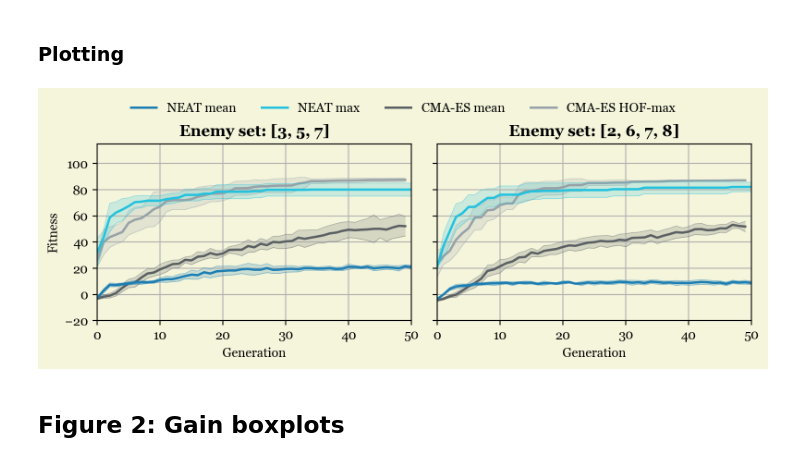
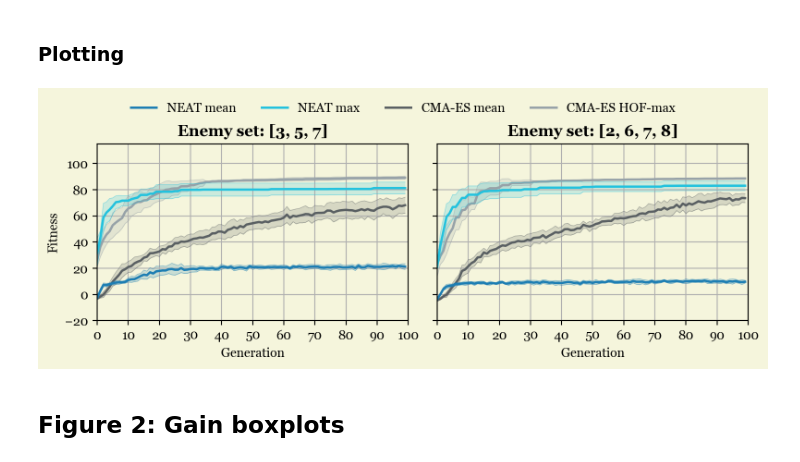
Before and after one commit to jonas4climate/evoman_ec, a Jupyter notebook: generalist_visualization.ipynb, the cells around one changed output. Drawn from its saved outputs; the diff is of its cells as text; code cells hidden in the pictures.

```diff
--- a/generalist_visualization.ipynb
+++ b/generalist_visualization.ipynb
@@ -13,6 +13,4 @@ from generalist_cmaes_config import ENEMY_SETS, NGEN
 %load_ext autoreload
 %autoreload 2
 
-# TODO: Delete
-NGEN = 50
-NGEN2 = 100
+NGEN = 100
@@ -69,8 +76,8 @@ This figure presents a comparison of fitness of generalist agents trained with t
 ### Load CMAES fitness data
 # %%
 cmaes_data = np.array([
-    np.load(os.path.join(CMAES_DATAPATH, "set_1", "hp_crit_mean_of_max", "train_all_fitnesses.npy"))[:,:NGEN,:],
-    np.load(os.path.join(CMAES_DATAPATH, "set_2", "hp_crit_mean_of_max", "train_all_fitnesses.npy"))[:,:NGEN,:]
+    np.load(os.path.join(CMAES_DATAPATH, "set_1", "hp_crit_mean", "train_all_fitnesses.npy"))[:,:NGEN,:],
+    np.load(os.path.join(CMAES_DATAPATH, "set_2", "hp_crit_mean", "train_all_fitnesses.npy"))[:,:NGEN,:]
 ])
 
 print(cmaes_data.shape)
@@ -143,40 +150,40 @@ for (i, enemy_set) in enumerate([ENEMY_SET_1, ENEMY_SET_2]):
     axes[i].set_facecolor('beige')
 
     if i == 0:
         axes[i].set_ylabel("Fitness")
 
     axes[i].set_xlim(0, NGEN)
     axes[i].set_xticks(np.arange(0, NGEN + 1, 10))
     axes[i].set_xlabel("Generation")
     axes[i].set_title(f"Enemy set: {enemy_set}", weight="bold")
     axes[i].grid()
 
 lines = []
 labels = []
 for i in range(2):
-    # line1 = axes[i].errorbar(range(NGEN), neat_avg_mean[i], yerr=neat_sd_mean[i], alpha=0.6, lw=1.2, color="red", label="NEAT mean")
-    # line2 = axes[i].errorbar(range(NGEN), neat_avg_max[i], yerr=neat_sd_max[i], alpha=0.6, lw=1.2, color="darkred", label="NEAT max")
+    #line1 = axes[i].errorbar(range(NGEN), neat_avg_mean[i], yerr=neat_sd_mean[i], alpha=0.6, lw=1.2, color="red", label="NEAT mean")
+    #line2 = axes[i].errorbar(range(NGEN), neat_avg_max[i], yerr=neat_sd_max[i], alpha=0.6, lw=1.2, color="darkred", label="NEAT max")
     # line3 = axes[i].errorbar(range(NGEN), np.mean(cmaes_mean[i], axis=0), yerr=np.std(cmaes_mean[i], axis=0), alpha=0.6, lw=1.2, color="royalblue", label="CMAES mean")
     # line4 = axes[i].errorbar(range(NGEN), np.mean(cmaes_max[i], axis=0), yerr=np.std(cmaes_max[i], axis=0), alpha=0.6, lw=1.2, color="darkblue", label="CMAES max")
     # line5 = axes[i].errorbar(range(NGEN), np.mean(cmaes_hof[i], axis=0), yerr=np.std(cmaes_hof[i], axis=0), alpha=0.6, lw=1.2, color="green", label="CMAES HOF-max")
 
-    line3 = plot_mean_with_sd(axes[i], range(50), np.mean(cmaes_mean[i], axis=0), np.std(cmaes_mean[i], axis=0), color="#5a6063", label="CMAES-mean")
-    # line4 = plot_mean_with_sd(axes[i], range(NGEN), np.mean(cmaes_max[i], axis=0), np.std(cmaes_max[i], axis=0), color="#565759", label="CMAES-max")
-    line4 = plot_mean_with_sd(axes[i], range(50), np.mean(cmaes_hof[i], axis=0), np.std(cmaes_hof[i], axis=0), color="#97a2a8", label="CMAES HOF-max")
+    line3 = plot_mean_with_sd(axes[i], range(100), np.mean(cmaes_mean[i], axis=0), np.std(cmaes_mean[i], axis=0), color="#5a6063", label="CMAES-mean")
+    #line4 = plot_mean_with_sd(axes[i], range(NGEN), np.mean(cmaes_max[i], axis=0), np.std(cmaes_max[i], axis=0), color="#565759", label="CMAES-max")
+    line4 = plot_mean_with_sd(axes[i], range(100), np.mean(cmaes_hof[i], axis=0), np.std(cmaes_hof[i], axis=0), color="#97a2a8", label="CMAES HOF-max")
 
     line1 = plot_mean_with_sd(axes[i], range(100), np.mean(neat_mean[i], axis=0), np.std(neat_mean[i], axis=0), color="#1d7eb3", label="NEAT-mean")
     line2 = plot_mean_with_sd(axes[i], range(100), np.mean(neat_max[i], axis=0), np.std(neat_max[i], axis=0), color="#23c2de", label="NEAT-max")
 
     if i == 0:
         lines.extend([line1, line2, line3, line4])
         labels.extend(["NEAT mean", "NEAT max", "CMA-ES mean", "CMA-ES HOF-max"])
 
 fig.tight_layout(rect=[0, 0, 1, 0.95])
 fig.legend(lines, labels, loc='upper center', ncol=4, bbox_to_anchor=(0.5, 1.02), fontsize=10, frameon=False)
-# fig.savefig("figures/convergence.png", dpi=400)
+#fig.savefig("figures/convergence.png", dpi=400)
 plt.show()
 # %% [output]
-[figure, old version]
+[figure, new version]
 # %% [markdown]
 ## Figure 2: Gain boxplots
 # %% [markdown]
```
Also changed, not shown: parts of 14 cells of this notebook, 5 other files.
